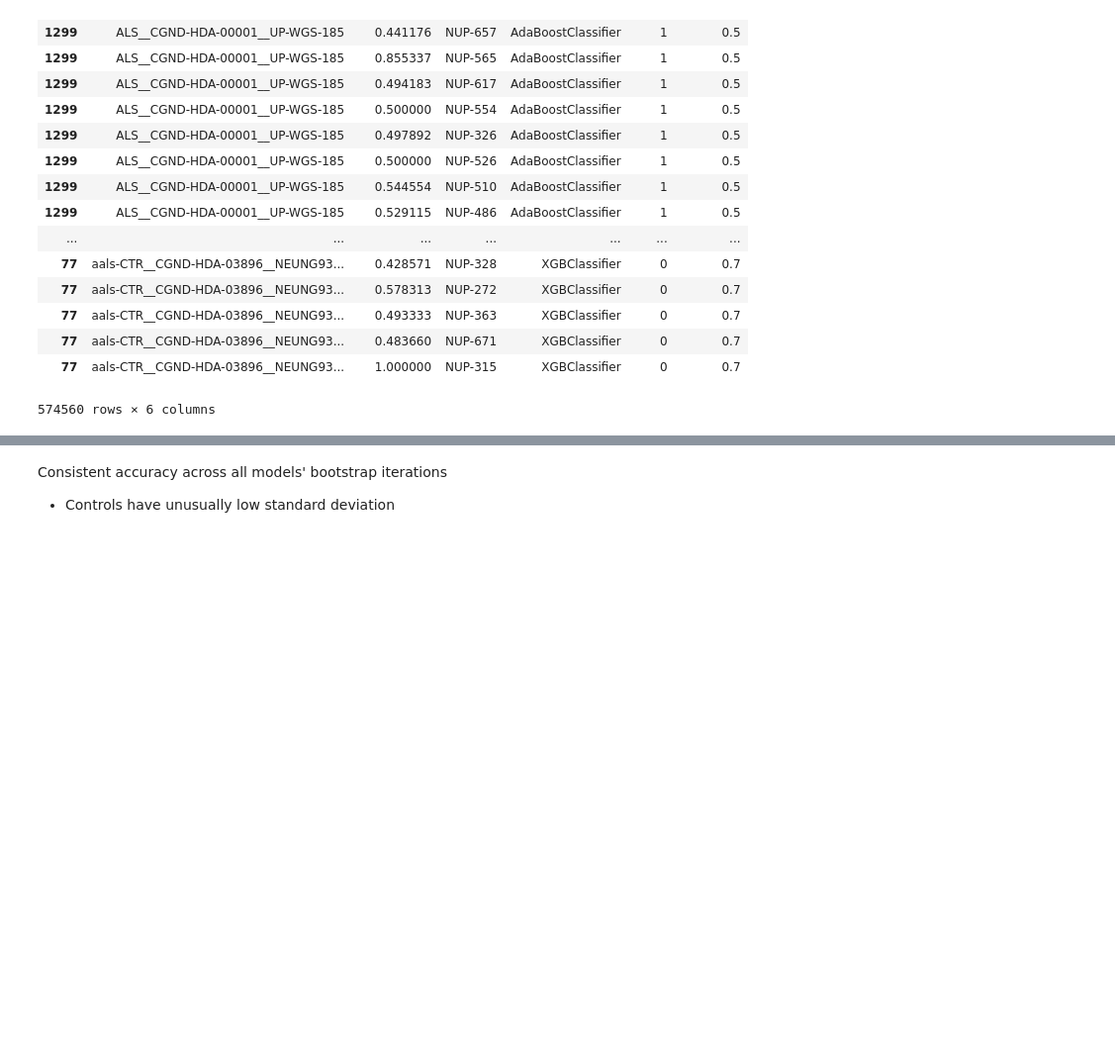
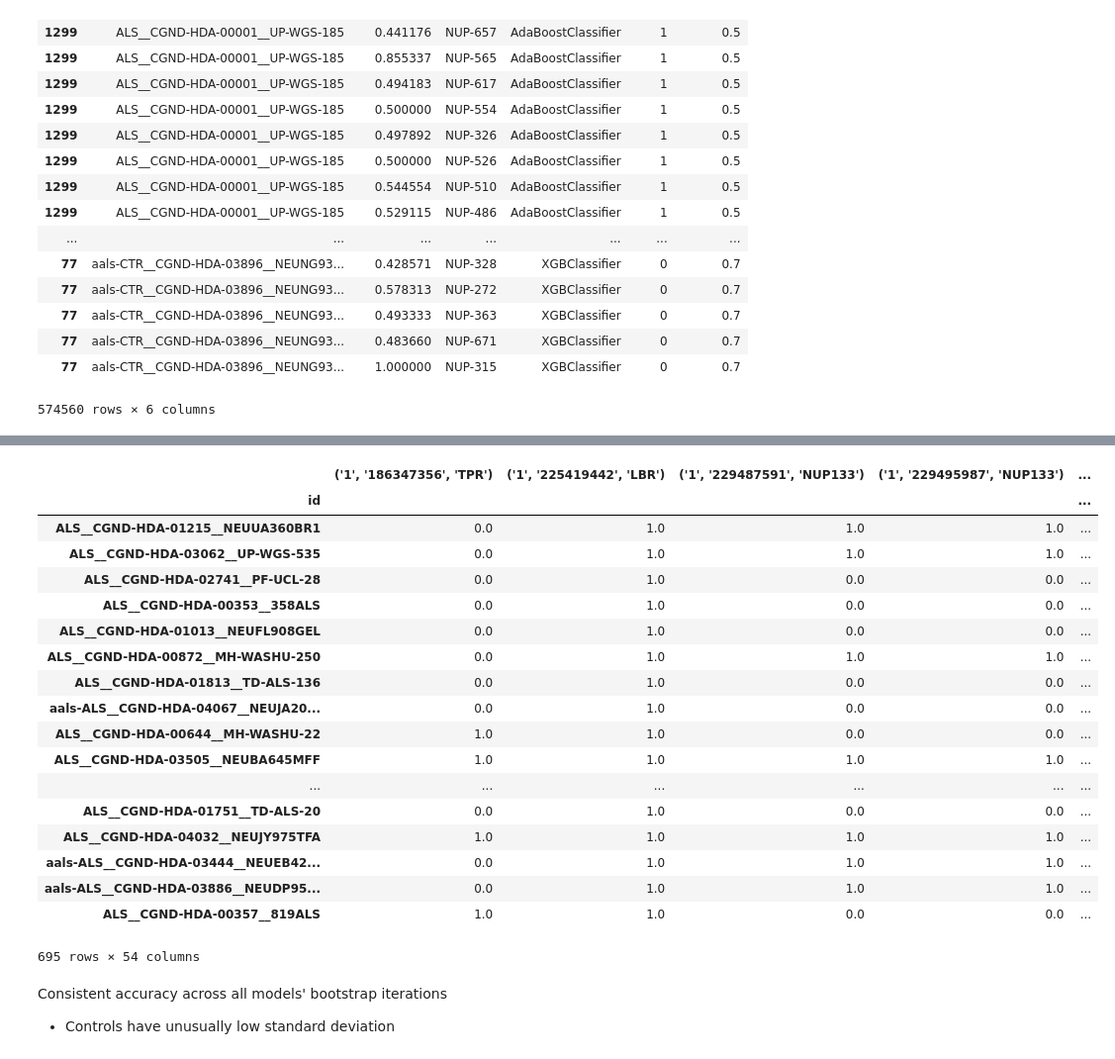
Before and after one commit to ejmockler/case-control-genomics-evaluation, a Jupyter notebook: notebook/ALS_genomics_sample_analysis.ipynb, the cells around one changed output, grey strips where cells are left out. Shown at 99% size. Drawn from its saved outputs; the diff is of its cells as text; code cells hidden in the pictures; blank space fills up the shorter version.

```diff
--- a/notebook/ALS_genomics_sample_analysis.ipynb
+++ b/notebook/ALS_genomics_sample_analysis.ipynb
@@ -39,6 +39,8 @@ import os
 
 def download_file(run_id, field='sampleResults', extension='csv'):
     path = f'./{field}/{run_id}.{extension}'
+    if not os.path.exists(field):
+        os.mkdir(field)
     if os.path.isfile(path):
         return
     run = neptune.init_run(with_id=run_id, project=config['entity'] + '/' + config['project'], api_token=config['neptuneApiToken'])
@@ -53,12 +55,14 @@ cpu_count = multiprocessing.cpu_count()
 sample_probability_tasks = [(download_file, run['sys/id']) for _, run in runs_table_df.iterrows()]
 sample_label_tasks = [(download_file, run['sys/id'], 'testLabels', 'pkl') for _, run in runs_table_df.iterrows()]
 shap_tasks = [(download_file, run['sys/id'], 'shapExplanationsPerFold', 'pkl') for _, run in runs_table_df.iterrows()]
+embedding_tasks = [(download_file, run['sys/id'], 'embedding', 'csv') for _, run in runs_table_df.iterrows()]
 
 with multiprocessing.Pool(cpu_count) as pool:
     # Use the multiprocessing Pool to map the tasks to different processes
     pool.starmap(lambda func, *args: func(*args), sample_probability_tasks)
     pool.starmap(lambda func, *args: func(*args), sample_label_tasks)
     pool.starmap(lambda func, *args: func(*args), shap_tasks)
+    pool.starmap(lambda func, *args: func(*args), embedding_tasks)
 # %% [output]
 env: NEPTUNE_ALLOW_SELF_SIGNED_CERTIFICATE='TRUE'
 # %%
@@ -246,3 +535,25 @@ accurateSamples[[column for column in accurateSamples.columns if column not in [
+# %%
+accurateCaseEmbeddings
+# %% [output]
+|  | ('1', '186347356', 'TPR') | ('1', '225419442', 'LBR') | ('1', '229487591', 'NUP133') | ('1', '229495987', 'NUP133') | ... |
+| id |  |  |  |  | ... |
+| ALS__CGND-HDA-01215__NEUUA360BR1 | 0.0 | 1.0 | 1.0 | 1.0 | ... |
+| ALS__CGND-HDA-03062__UP-WGS-535 | 0.0 | 1.0 | 1.0 | 1.0 | ... |
+| ALS__CGND-HDA-02741__PF-UCL-28 | 0.0 | 1.0 | 0.0 | 0.0 | ... |
+| ALS__CGND-HDA-00353__358ALS | 0.0 | 1.0 | 0.0 | 0.0 | ... |
+| ALS__CGND-HDA-01013__NEUFL908GEL | 0.0 | 1.0 | 0.0 | 0.0 | ... |
+| ALS__CGND-HDA-00872__MH-WASHU-250 | 0.0 | 1.0 | 1.0 | 1.0 | ... |
+| ALS__CGND-HDA-01813__TD-ALS-136 | 0.0 | 1.0 | 0.0 | 0.0 | ... |
+| aals-ALS__CGND-HDA-04067__NEUJA20... | 0.0 | 1.0 | 0.0 | 0.0 | ... |
+| ALS__CGND-HDA-00644__MH-WASHU-22 | 1.0 | 1.0 | 0.0 | 0.0 | ... |
+| ALS__CGND-HDA-03505__NEUBA645MFF | 1.0 | 1.0 | 1.0 | 1.0 | ... |
+| ... | ... | ... | ... | ... | ... |
+| ALS__CGND-HDA-01751__TD-ALS-20 | 0.0 | 1.0 | 0.0 | 0.0 | ... |
+| ALS__CGND-HDA-04032__NEUJY975TFA | 1.0 | 1.0 | 1.0 | 1.0 | ... |
+| aals-ALS__CGND-HDA-03444__NEUEB42... | 0.0 | 1.0 | 1.0 | 1.0 | ... |
+| aals-ALS__CGND-HDA-03886__NEUDP95... | 0.0 | 1.0 | 1.0 | 1.0 | ... |
+| ALS__CGND-HDA-00357__819ALS | 1.0 | 1.0 | 0.0 | 0.0 | ... |
+695 rows × 54 columns
 # %%
 # Calculate the standard deviation of accuracy and mode of label for each sample
 accuracy_std_dev = accurateSamples.groupby('id').agg({'accuracy': np.std, 'label': pd.Series.mode}).reset_index()
```
Also changed, not shown: parts of 23 cells of this notebook.
